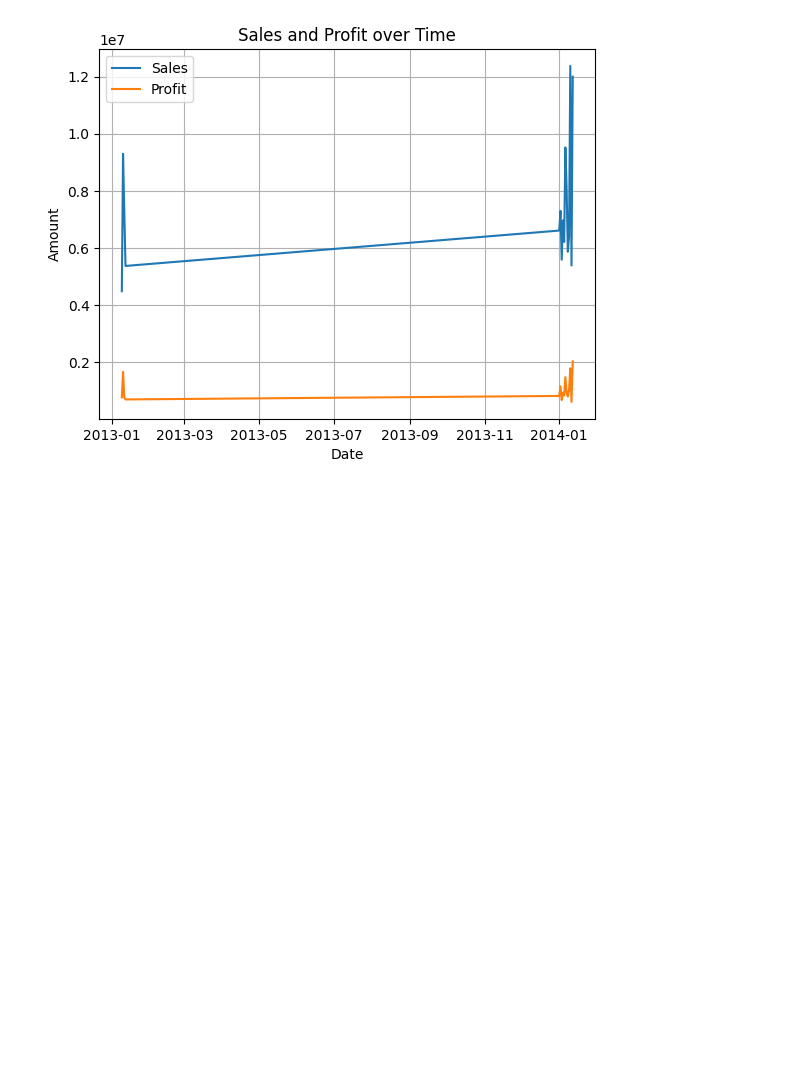
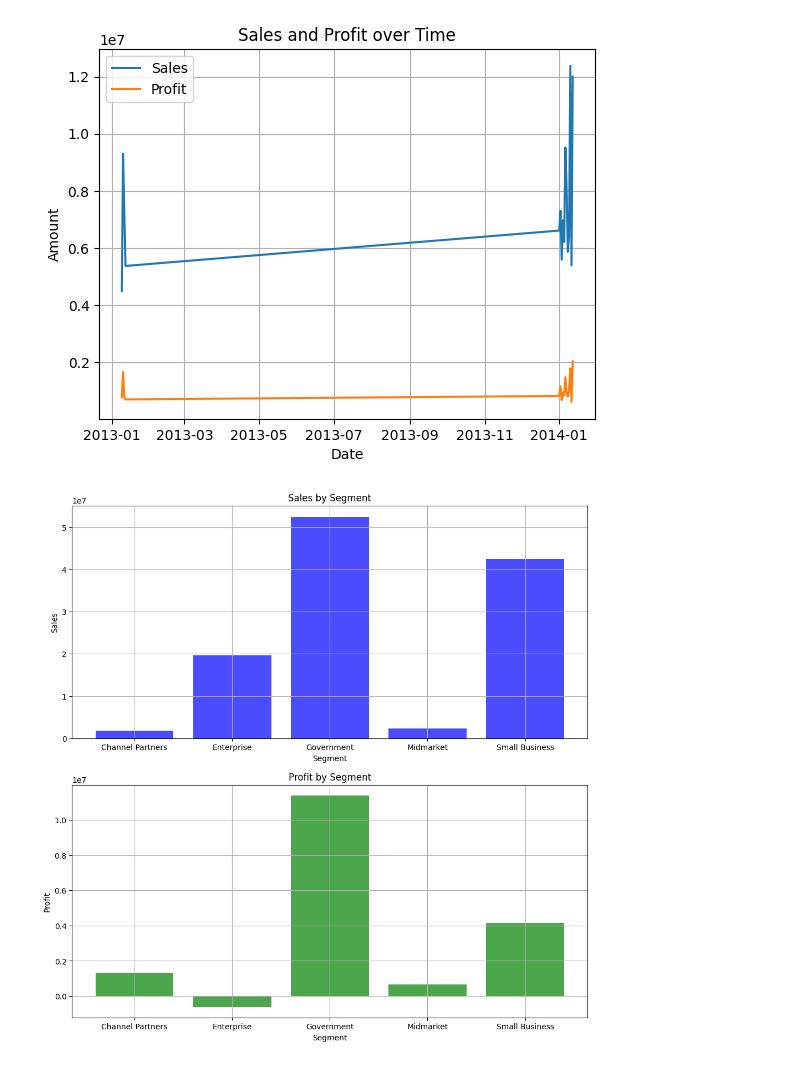
Before and after one commit to akhilsamvarghese/Financials-visualisation, a Jupyter notebook: Financials_Visulization.ipynb, the cells around one changed output. Saved outputs shown, nothing was run; the diff lists cells and outputs as text; code cells hidden in the pictures; blank space fills up the shorter version.

Commit message:
added sales and profit by segment plot

```diff
--- a/Financials_Visulization.ipynb
+++ b/Financials_Visulization.ipynb
@@ -171,3 +171,22 @@ plt.grid()
 plt.show()
 # %% [output]
 [figure]
+# %%
+#Group data by segment
+grouped_segment = df.groupby('Segment').agg({'Sales': 'sum', 'Profit': 'sum'})
+
+# Plot Sales and Profit by Segment
+fig, ax = plt.subplots(2, 1, figsize=(12, 12))
+ax[0].bar(grouped_segment.index, grouped_segment['Sales'], color='blue', alpha=0.7)
+ax[0].set_title('Sales by Segment')
+ax[0].set_xlabel('Segment')
+ax[0].set_ylabel('Sales')
+ax[0].grid()
+
+ax[1].bar(grouped_segment.index, grouped_segment['Profit'], color='green', alpha=0.7)
+ax[1].set_title('Profit by Segment')
+ax[1].set_xlabel('Segment')
+ax[1].set_ylabel('Profit')
+ax[1].grid()
+# %% [output]
+[figure, added]
```
